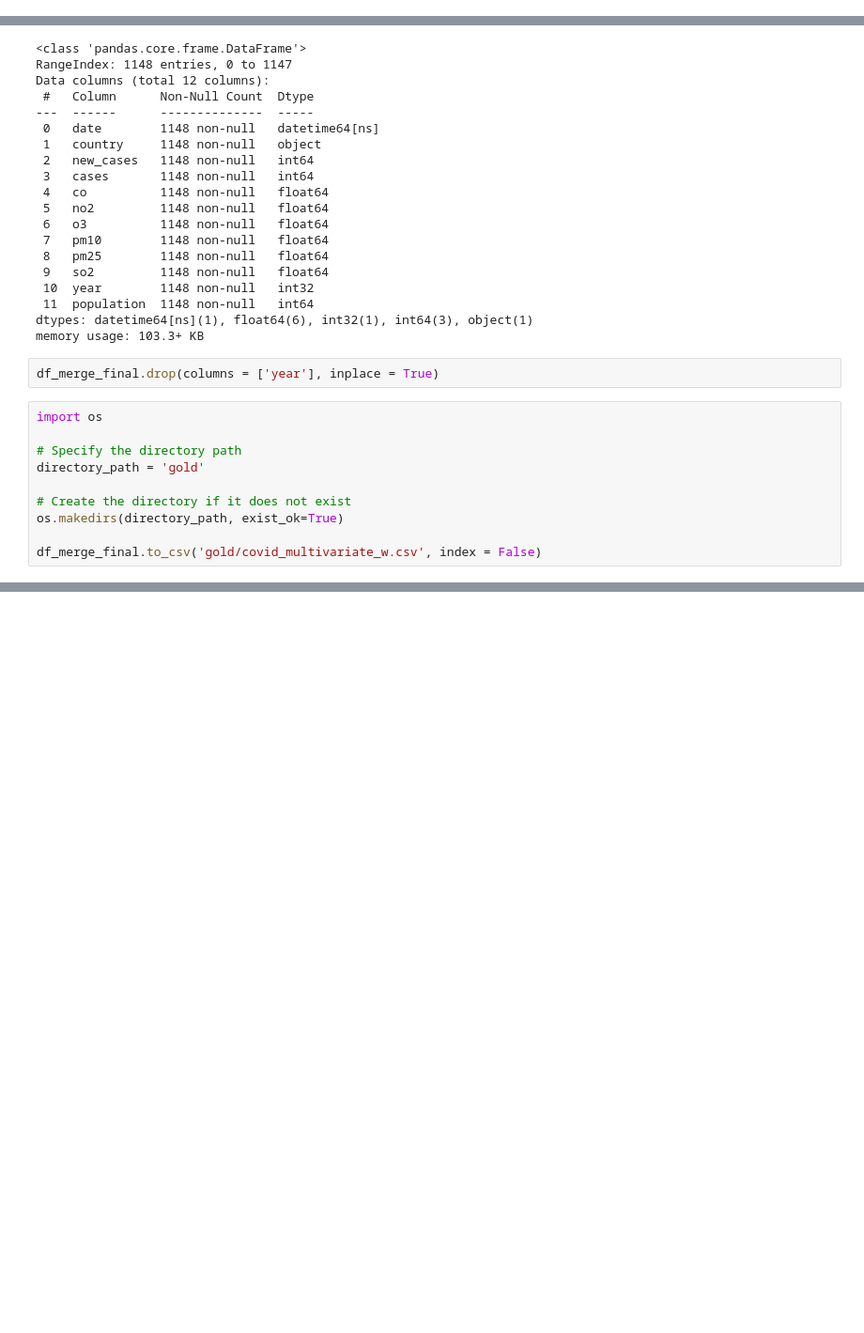
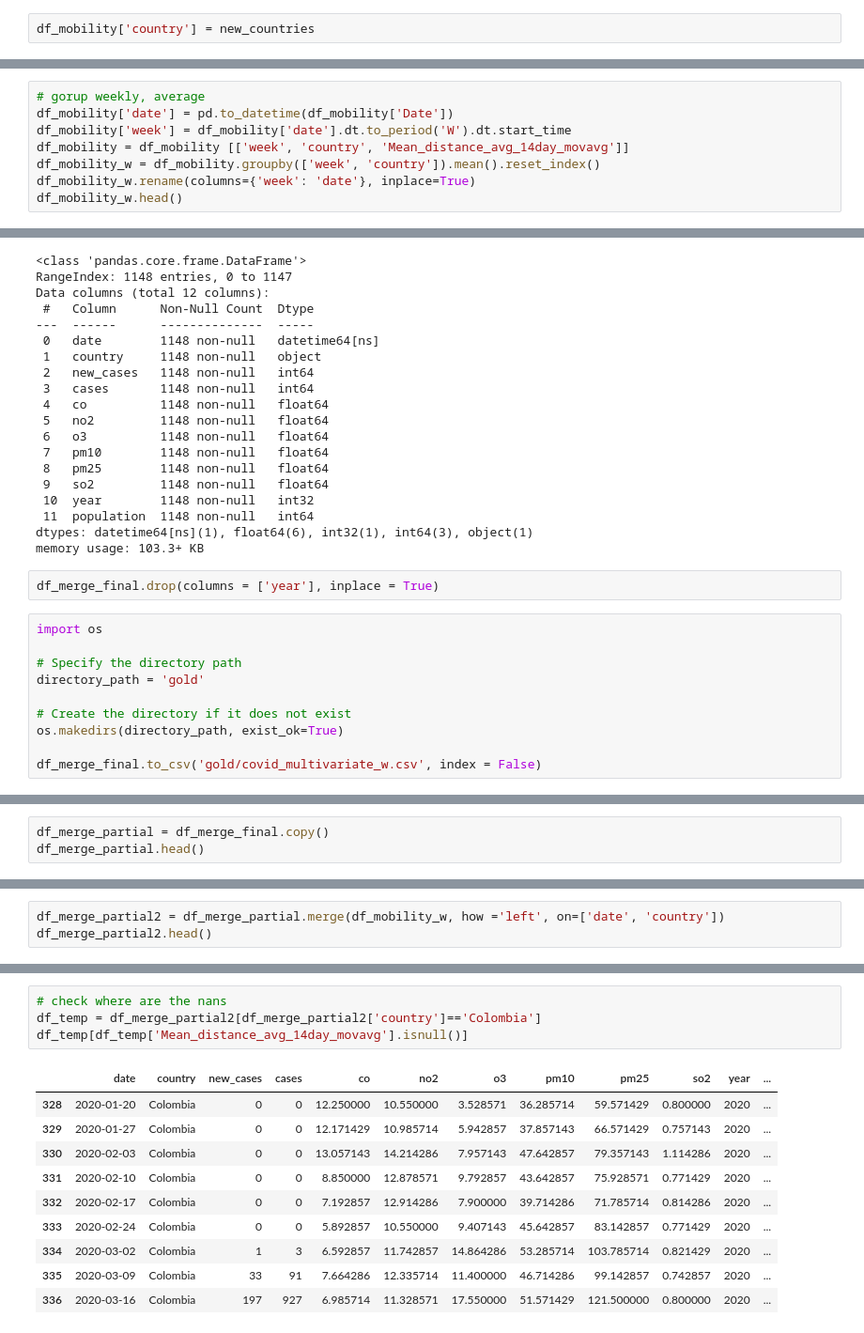
Before and after one commit to danielgvb/thesis, a Jupyter notebook: Data/xx_merging_steps.ipynb, the cells around one changed output, grey strips where cells are left out. Shown at 94% size. Cells and saved outputs as stored; diff of their text form; blank space fills up the shorter version.

Commit message:
merge weekly
covid + atmospheric + mobility + stringency

```diff
--- a/Data/xx_merging_steps.ipynb
+++ b/Data/xx_merging_steps.ipynb
@@ -204,0 +258,2 @@ dtype: int64
+# %%
+df_mobility['country'] = new_countries
@@ -204,0 +275,8 @@ dtype: int64
+# %%
+# gorup weekly, average
+df_mobility['date'] = pd.to_datetime(df_mobility['Date'])
+df_mobility['week'] = df_mobility['date'].dt.to_period('W').dt.start_time
+df_mobility = df_mobility [['week', 'country', 'Mean_distance_avg_14day_movavg']]
+df_mobility_w = df_mobility.groupby(['week', 'country']).mean().reset_index()
+df_mobility_w.rename(columns={'week': 'date'}, inplace=True)
+df_mobility_w.head()
@@ -335,0 +423,3 @@ df_merge_final.to_csv('gold/covid_multivariate_w.csv', index = False)
+# %%
+df_merge_partial = df_merge_final.copy()
+df_merge_partial.head()
@@ -335,0 +433,3 @@ df_merge_final.to_csv('gold/covid_multivariate_w.csv', index = False)
+# %%
+df_merge_partial2 = df_merge_partial.merge(df_mobility_w, how ='left', on=['date', 'country'])
+df_merge_partial2.head()
@@ -335,0 +474,15 @@ df_merge_final.to_csv('gold/covid_multivariate_w.csv', index = False)
+# %%
+# check where are the nans
+df_temp = df_merge_partial2[df_merge_partial2['country']=='Colombia']
+df_temp[df_temp['Mean_distance_avg_14day_movavg'].isnull()]
+# %% [output]
+|  | date | country | new_cases | cases | co | no2 | o3 | pm10 | pm25 | so2 | year | ... |
+| 328 | 2020-01-20 | Colombia | 0 | 0 | 12.250000 | 10.550000 | 3.528571 | 36.285714 | 59.571429 | 0.800000 | 2020 | ... |
+| 329 | 2020-01-27 | Colombia | 0 | 0 | 12.171429 | 10.985714 | 5.942857 | 37.857143 | 66.571429 | 0.757143 | 2020 | ... |
+| 330 | 2020-02-03 | Colombia | 0 | 0 | 13.057143 | 14.214286 | 7.957143 | 47.642857 | 79.357143 | 1.114286 | 2020 | ... |
+| 331 | 2020-02-10 | Colombia | 0 | 0 | 8.850000 | 12.878571 | 9.792857 | 43.642857 | 75.928571 | 0.771429 | 2020 | ... |
+| 332 | 2020-02-17 | Colombia | 0 | 0 | 7.192857 | 12.914286 | 7.900000 | 39.714286 | 71.785714 | 0.814286 | 2020 | ... |
+| 333 | 2020-02-24 | Colombia | 0 | 0 | 5.892857 | 10.550000 | 9.407143 | 45.642857 | 83.142857 | 0.771429 | 2020 | ... |
+| 334 | 2020-03-02 | Colombia | 1 | 3 | 6.592857 | 11.742857 | 14.864286 | 53.285714 | 103.785714 | 0.821429 | 2020 | ... |
+| 335 | 2020-03-09 | Colombia | 33 | 91 | 7.664286 | 12.335714 | 11.400000 | 46.714286 | 99.142857 | 0.742857 | 2020 | ... |
+| 336 | 2020-03-16 | Colombia | 197 | 927 | 6.985714 | 11.328571 | 17.550000 | 51.571429 | 121.500000 | 0.800000 | 2020 | ... |
```
Also changed, not shown: parts of 25 cells of this notebook, 6 other files.
